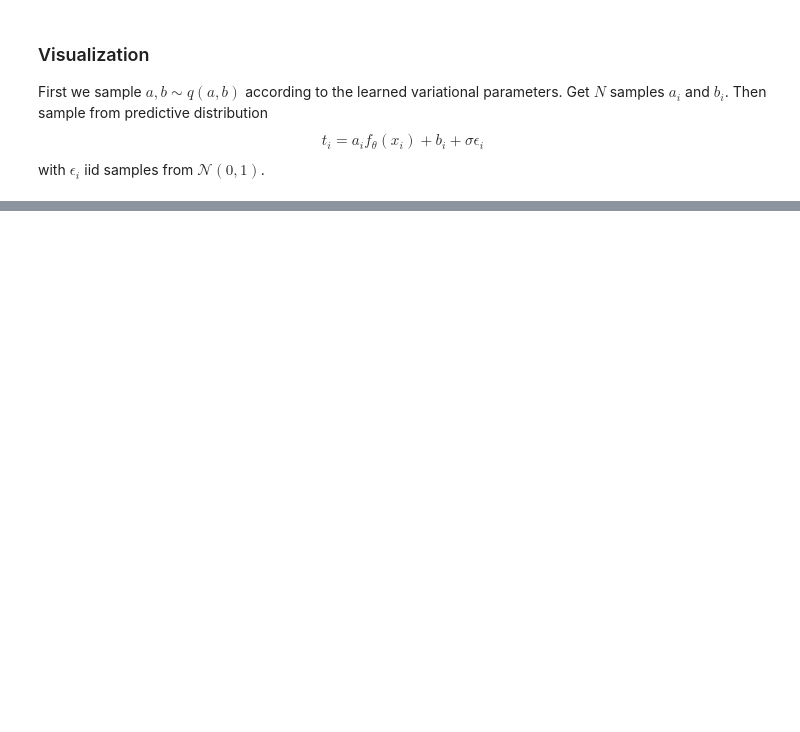
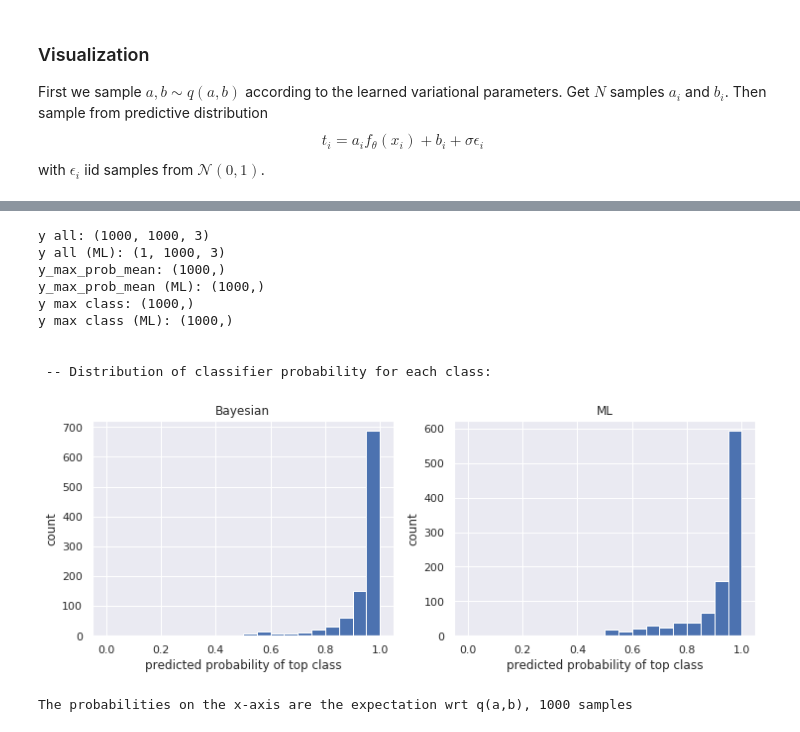
Before and after one commit to vlievin/deep-bayes, a Jupyter notebook: classification-toyexample-covariance.ipynb, the cells around one changed output, grey strips where cells are left out. Saved outputs shown, nothing was run; the diff lists cells and outputs as text; code cells hidden in the pictures; blank space fills up the shorter version.

Commit message:
Added section on interpreting outputs as probabilities, even though it's kind of useless for now

```diff
--- a/classification-toyexample-covariance.ipynb
+++ b/classification-toyexample-covariance.ipynb
@@ -719,0 +736,80 @@ plt.show()
+# %%
+print('y all:', y_all.shape)  # shape (n_samples, N_test, n_classes)
+print('y all (ML):', ml_y_all.shape)  # shape (n_samples, N_test, n_classes)
+
+# # Get argmax for each data point and for each sample q(a, b)
+# y_max = np.argmax(y_all, axis=-1)  # shape (n_samples, N_test)
+# print('y max:', y_max.shape)
+
+# Get expected (wrt q(a, b)) classifier probabilities P(c | x, a, b) for each data point,
+# then pick the highest one for each data points.
+# max_c {E_q(a,b) [P(c | x_i, a, b)]}
+y_max_prob_mean = y_all.mean(0).max(axis=-1)    # shape N_test
+print('y_max_prob_mean:', y_max_prob_mean.shape)
+ml_y_max_prob_mean = ml_y_all.mean(0).max(axis=-1)    # shape N_test
+print('y_max_prob_mean (ML):', y_max_prob_mean.shape)
+
+# Get argmax of probability for each data point, using expected probabilities wrt q(a, b)
+# i.e. the index of the max probabilities we just computed above
+y_max_class = np.argmax(y_all.mean(0), axis=-1)  # shape N_test
+print('y max class:', y_max_class.shape)
+ml_y_max_class = np.argmax(ml_y_all.mean(0), axis=-1)  # shape N_test
+print('y max class (ML):', y_max_class.shape)
+
+print('\n\n -- Distribution of classifier probability for each class:')
+plt.figure(figsize=(12, 4))
+plt.subplot(1, 2, 1)
+plt.title('Bayesian')
+plt.xlabel('predicted probability of top class'), plt.ylabel('count')
+plt.hist(y_max_prob_mean, bins=np.linspace(0., 1., 21))
+plt.subplot(1, 2, 2)
+plt.title('ML')
+plt.xlabel('predicted probability of top class'), plt.ylabel('count')
+plt.hist(ml_y_max_prob_mean, bins=np.linspace(0., 1., 21))
+plt.show()
+print('The probabilities on the x-axis are the expectation wrt q(a,b), {} samples'.format(y_all.shape[0]))
+
+# bins = np.arange(0.8, 1.0 + 1e-3, 0.05)
+bins = np.array([0.8, 0.9, 0.94, 0.98, 1.0])
+bins_avg = (bins[:-1] + bins[1:]) / 2
+accuracies = np.zeros_like(bins_avg)
+n_data_points = np.zeros_like(bins_avg)
+accuracies_ml = np.zeros_like(bins_avg)
+n_data_points_ml = np.zeros_like(bins_avg)
+for i in range(len(bins) - 1):
+    t_values_test_np = t_values_test.detach().cpu().numpy()
+    pred_class = y_max_class
+    pred_class_ml = ml_y_max_class
+    ix = np.logical_and((y_max_prob_mean > bins[i]), y_max_prob_mean < bins[i+1])
+    ix_ml = np.logical_and((ml_y_max_prob_mean > bins[i]), ml_y_max_prob_mean < bins[i+1])
+    accuracies[i] = np.mean((t_values_test_np[ix]==pred_class[ix]))
+    accuracies_ml[i] = np.mean((t_values_test_np[ix_ml]==pred_class_ml[ix_ml]))
+    n_data_points[i] = np.count_nonzero(ix)
+    n_data_points_ml[i] = np.count_nonzero(ix_ml)
+
+plt.figure(figsize=(6, 7))
+plt.scatter(bins_avg, accuracies, label='Bayesian - accuracy in bin')
+plt.scatter(bins_avg, accuracies_ml, label='ML - accuracy in bin')
+plt.plot(bins_avg, bins_avg, color='k', alpha=0.5, label='bin center (expected accuracy)')
+plt.legend()
+plt.xlabel('predicted probability of top class')
+plt.ylabel('accuracy')
+plt.show()
+
+plt.title('Data points per bin')
+plt.plot(bins_avg, n_data_points, label='bayesian')
+plt.plot(bins_avg, n_data_points_ml, label='ML')
+plt.xlabel('bin center'), plt.ylabel('count')
+plt.show()
+# %% [output]
+y all: (1000, 1000, 3)
+y all (ML): (1, 1000, 3)
+y_max_prob_mean: (1000,)
+y_max_prob_mean (ML): (1000,)
+y max class: (1000,)
+y max class (ML): (1000,)
+
+
+ -- Distribution of classifier probability for each class:
+[figure, added]
+The probabilities on the x-axis are the expectation wrt q(a,b), 1000 samples
```
Also changed, not shown: parts of 7 cells of this notebook.
